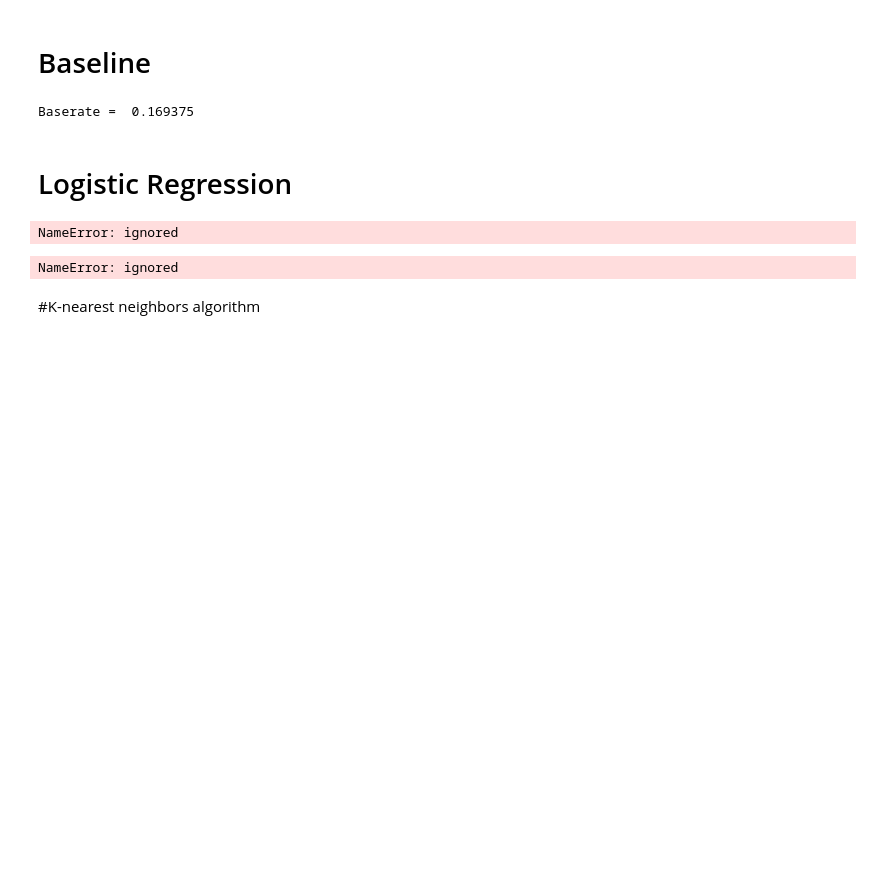
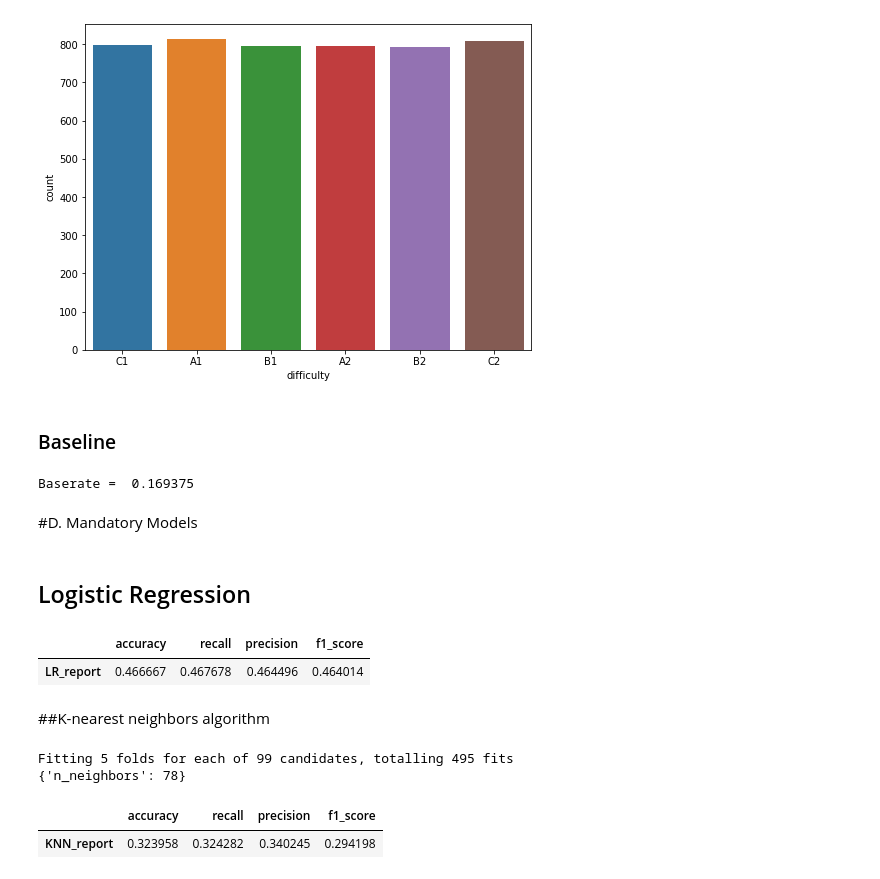
Before and after one commit to DavidHornung/Machine_learning, a Jupyter notebook: Mandatory_Models.ipynb, the cells around one changed output. Drawn from its saved outputs; the diff is of its cells as text; code cells hidden in the pictures; blank space fills up the shorter version.

```diff
--- a/Mandatory_Models.ipynb
+++ b/Mandatory_Models.ipynb
@@ -77,5 +127,11 @@ df = df_train = pd.read_csv("training_data.csv")
+# %%
+plt.figure(figsize=(8,6))
+sns.countplot(x=df_train.difficulty)
+plt.show()
+# %% [output]
+[figure, added]
 # %% [markdown]
-# Baseline
+### Baseline
 # %%
 # Base line calculation
 difficulty_A1_count = df.loc[df["difficulty"] == "A1"].shape[0]
@@ -88,3 +144,5 @@ baserate = max(difficulty_A1_count, difficulty_A2_count,difficulty_B1_count,diff
 print("Baserate = ", baserate)
 # %% [output]
 Baserate =  0.169375
+# %% [markdown]
+#D. Mandatory Models
@@ -91,2 +151,2 @@ Baserate =  0.169375
 # %% [markdown]
-# Logistic Regression
+## Logistic Regression
@@ -100,26 +158,23 @@ y = df["difficulty"] # the labels we want to test against
 X_train, X_test, y_train, y_test = train_test_split(X, y, test_size=0.20, random_state=0)
 # %%
 # Define classifier
-LR_spacy_model= LogisticRegression(solver = "lbfgs", multi_class = 'multinomial')
+LR_model= LogisticRegression(solver = "lbfgs", multi_class = 'multinomial')
 
 # Create pipeline
 ## The purpose of the pipeline is to assemble several steps that can be cross-validated together while setting different parameters.
-LR_spacy_pipe = Pipeline([('vectorizer', tfidf_vector_spacy), ('classifier', LR_spacy_model)])
+LR_pipe = Pipeline([('vectorizer', tfidf_vector), ('classifier', LR_model)])
 
-# Fit model on training set
-LR_spacy_pipe.fit(X_train, y_train)
+# Fit model on training set & predict
+LR_pipe.fit(X_train, y_train)
 
-LR_spacy_pred = LR_spacy_pipe.predict(X_test)
+LR_pred = LR_pipe.predict(X_test)
 
-LR_spacy_report = evaluate(y_test, LR_spacy_pred)
+LR_pred_report = evaluate(y_test, LR_pred)
 
 # Storing the model performance results in a DF called reports
-reports['Logistic Regression Spacy'] = LR_spacy_report
+reports['Logistic Regression'] = LR_pred_report
 
-LR_spacy_report
+pd.DataFrame(LR_pred_report, index = ['LR_report'])
 # %% [output]
-NameError: ignored
+|  | accuracy | recall | precision | f1_score |
+| LR_report | 0.466667 | 0.467678 | 0.464496 | 0.464014 |
-# %%
-plot_confusion_matrix(y_test, LR_spacy_pred, LR_spacy_pipe)
-# %% [output]
-NameError: ignored
@@ -136,19 +181,42 @@ for i, row in badly_predicted.sample(3).iterrows():
 # %% [markdown]
-#K-nearest neighbors algorithm
+##K-nearest neighbors algorithm
 # %%
 # Define classifier
-knn_spacy_model = KNeighborsClassifier()
+knn_model = KNeighborsClassifier()
 Nknn = list(range(1, 100))
 param_grid = dict(n_neighbors=Nknn)
 
 # Create pipeline
 ## The purpose of the pipeline is to assemble several steps that can be cross-validated together while setting different parameters.
+knn_grid = GridSearchCV(knn_model, param_grid, cv=5, scoring='accuracy', return_train_score=False,verbose=1)
+knn_pipe = Pipeline([('vectorizer',  tfidf_vector), ('classifier', knn_grid)])
 
-knn_spacy_grid = GridSearchCV(knn_spacy_model, param_grid, cv=5, scoring='accuracy', return_train_score=False,verbose=1)
+# Fit model on training set
+knn_pipe.fit(X_train, y_train)
 
-knn_spacy_pipe = Pipeline([('vectorizer',  tfidf_vector_spacy), ('classifier', knn_spacy_grid)])
-# Fit model on training set
-knn_spacy_pipe.fit(X_train, y_train)
-
-best_param_knn_spacy = knn_spacy_grid .best_params_.get('n_neighbors')
-print(knn_spacy_grid .best_params_)
+best_param_knn = knn_grid .best_params_.get('n_neighbors')
+print(knn_grid .best_params_)
+# %% [output]
+Fitting 5 folds for each of 99 candidates, totalling 495 fits
+{'n_neighbors': 78}
+# %%
+# Define classifier using the best parameter n_neighbor from above
+knn_classifier = KNeighborsClassifier(n_neighbors=best_param_knn)
+
+# Create pipeline
+KNN_pipe = Pipeline([('vectorizer', tfidf_vector), ('classifier', knn_classifier)])
+
+# Fit model on training set & predict
+KNN_pipe.fit(X_train, y_train)
+
+KNN_pred = KNN_pipe.predict(X_test)
+
+KNN_pred_report = evaluate(y_test, KNN_pred)
+
+# Storing the model performance results in a DF called reports
+reports['K-nearest neighbors'] = KNN_pred_report
+
+pd.DataFrame(KNN_pred_report, index = ['KNN_report'])
+# %% [output]
+|  | accuracy | recall | precision | f1_score |
+| KNN_report | 0.323958 | 0.324282 | 0.340245 | 0.294198 |
```
Also changed, not shown: parts of 33 cells of this notebook.
